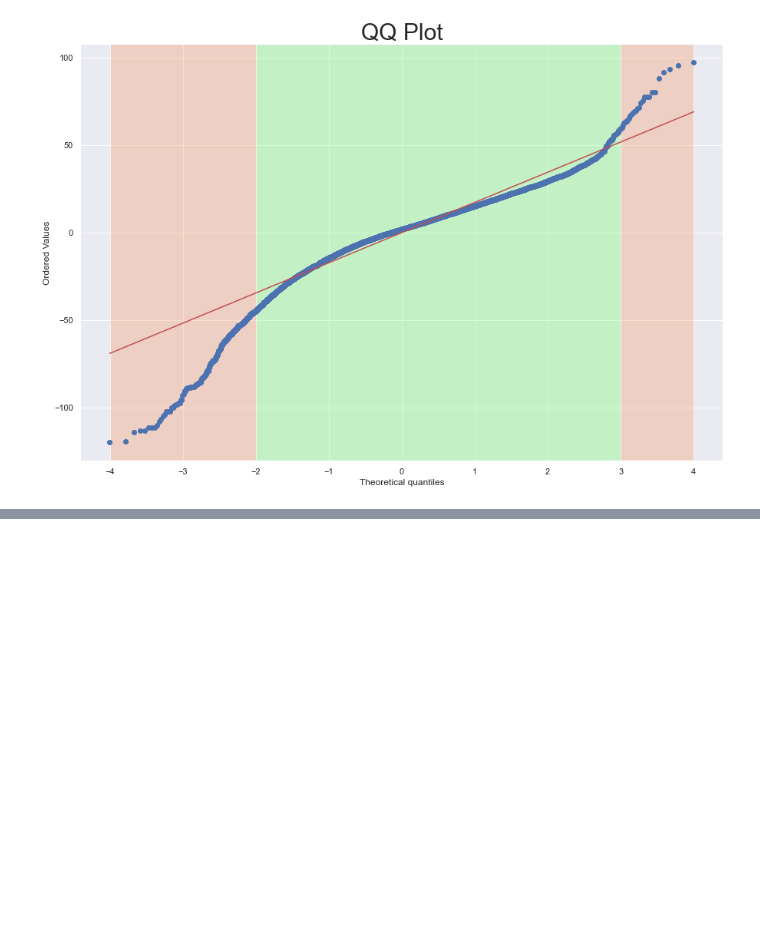
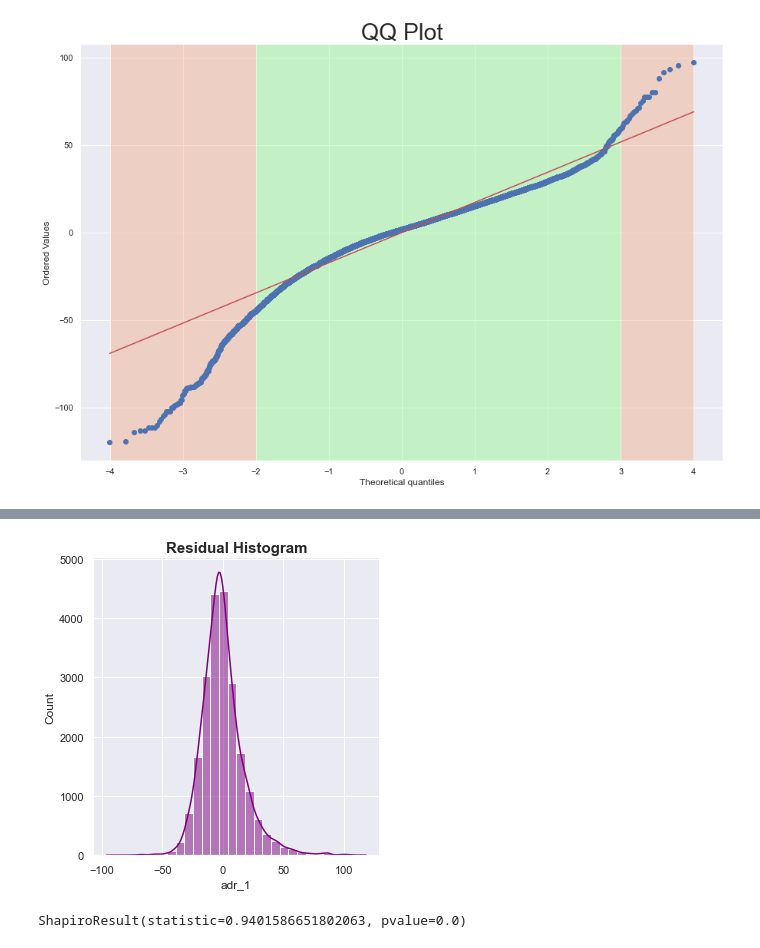
Before and after one commit to ABizCho/py_machineLearning, a Jupyter notebook: Assignment_Group/ML_group_project/ML_groupPJ_sub2_Linear_Final.ipynb, the cells around one changed output, grey strips where cells are left out. Cells and saved outputs as stored; diff of their text form; code cells hidden in the pictures; blank space fills up the shorter version.

```diff
--- a/Assignment_Group/ML_group_project/ML_groupPJ_sub2_Linear_Final.ipynb
+++ b/Assignment_Group/ML_group_project/ML_groupPJ_sub2_Linear_Final.ipynb
@@ -302,0 +881,19 @@ Text(0.5, 1.0, 'QQ Plot')
+# %%
+## compare the actual price with the predicted one in the test set
+
+y_test3=y_test2.to_frame()
+y_test3['Predictions']=predictions2
+y_test3.head()
+
+sns.displot((y_test2-predictions2),bins=30,color='purple',kde=True)
+plt.title('Residual Histogram',fontsize=15,fontweight='bold')
+plt.show()
+# %% [output]
+[figure, added]
+# %%
+### 정규성 검정
+
+from scipy.stats import shapiro
+shapiro(y_test3['Predictions']-y_test3['adr_1'])
+# %% [output]
+ShapiroResult(statistic=0.9401586651802063, pvalue=0.0)
```
Also changed, not shown: parts of 34 cells of this notebook, 5 other files.
